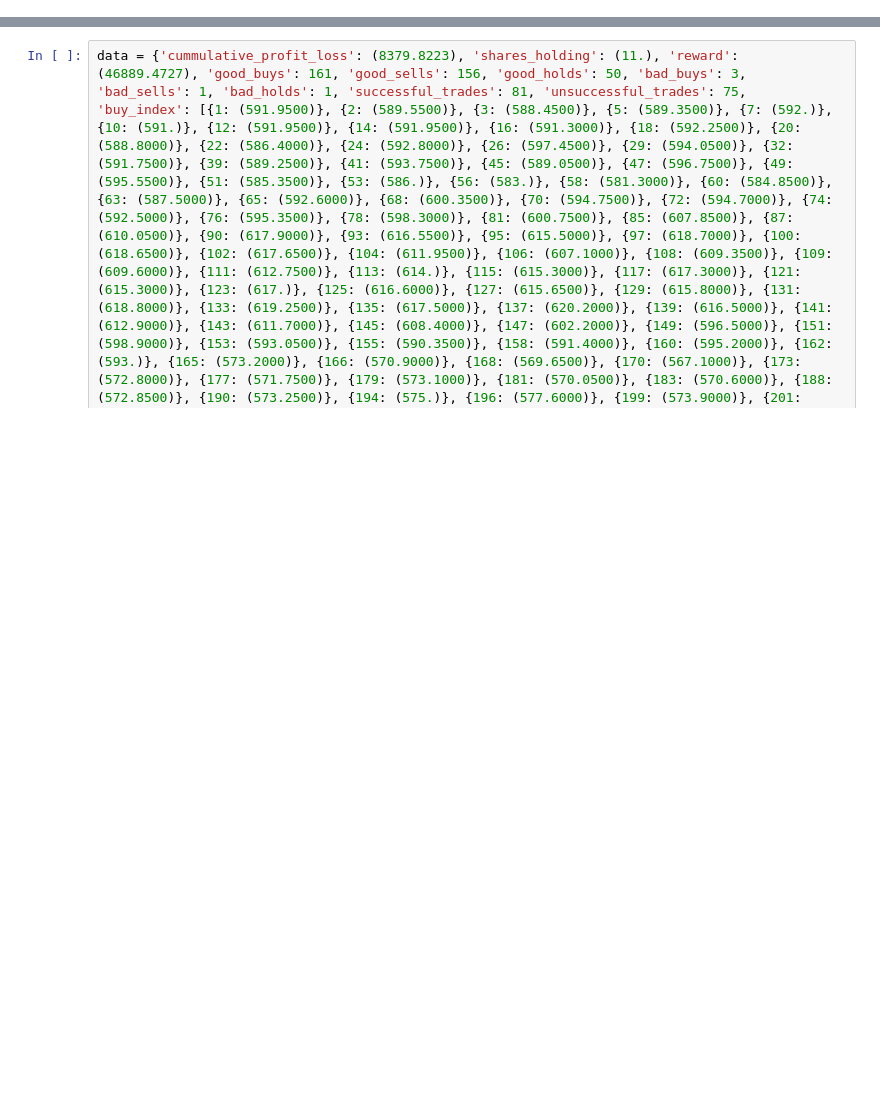
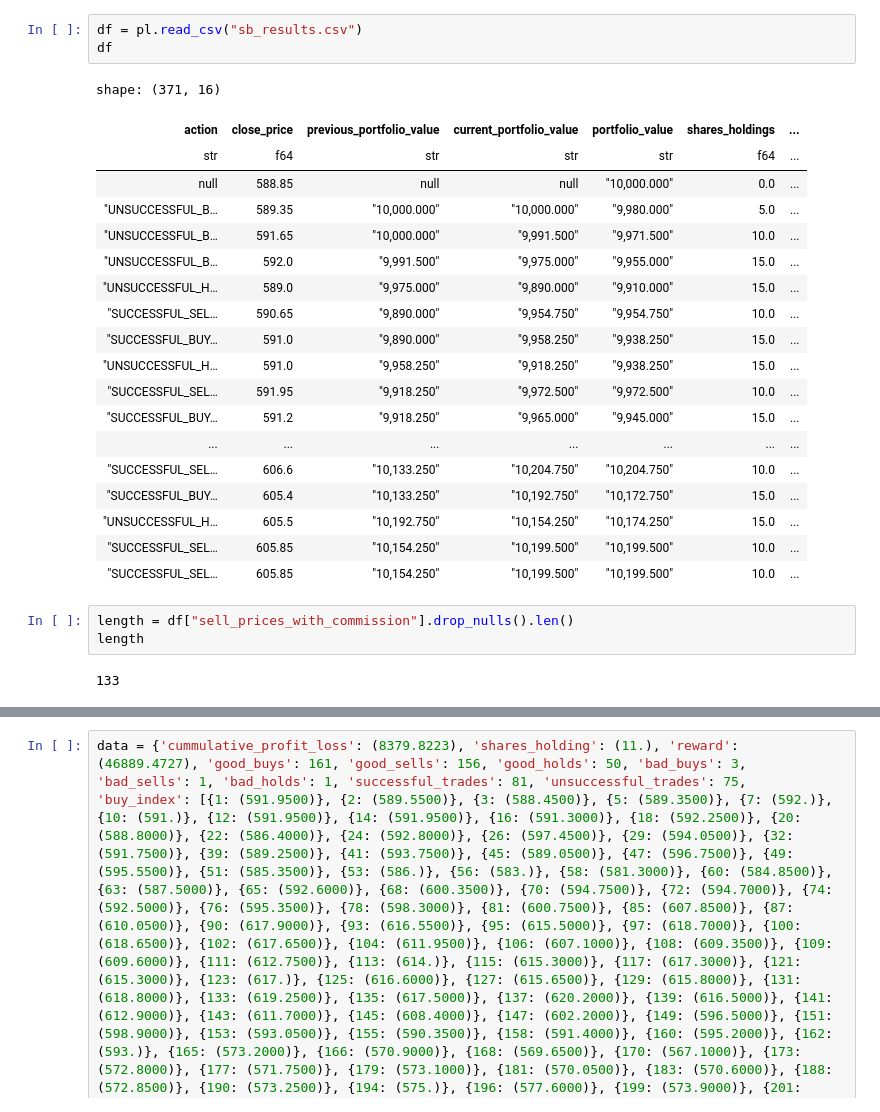
Before and after one commit to xaviruvpadhiyar98/stock-prediction-rl, a Jupyter notebook: v2/visualize_buy_sell.ipynb, the cells around one changed output, grey strips where cells are left out. Cells and saved outputs as stored; diff of their text form; blank space fills up the shorter version.

```diff
--- a/v2/visualize_buy_sell.ipynb
+++ b/v2/visualize_buy_sell.ipynb
@@ -91,0 +7,28 @@ shape: (373, 18)
+# %%
+df = pl.read_csv("sb_results.csv")
+df
+# %% [output]
+shape: (371, 16)
+| action | close_price | previous_portfolio_value | current_portfolio_value | portfolio_value | shares_holdings | ... |
+| str | f64 | str | str | str | f64 | ... |
+| null | 588.85 | null | null | "10,000.000" | 0.0 | ... |
+| "UNSUCCESSFUL_B… | 589.35 | "10,000.000" | "10,000.000" | "9,980.000" | 5.0 | ... |
+| "UNSUCCESSFUL_B… | 591.65 | "10,000.000" | "9,991.500" | "9,971.500" | 10.0 | ... |
+| "UNSUCCESSFUL_B… | 592.0 | "9,991.500" | "9,975.000" | "9,955.000" | 15.0 | ... |
+| "UNSUCCESSFUL_H… | 589.0 | "9,975.000" | "9,890.000" | "9,910.000" | 15.0 | ... |
+| "SUCCESSFUL_SEL… | 590.65 | "9,890.000" | "9,954.750" | "9,954.750" | 10.0 | ... |
+| "SUCCESSFUL_BUY… | 591.0 | "9,890.000" | "9,958.250" | "9,938.250" | 15.0 | ... |
+| "UNSUCCESSFUL_H… | 591.0 | "9,958.250" | "9,918.250" | "9,938.250" | 15.0 | ... |
+| "SUCCESSFUL_SEL… | 591.95 | "9,918.250" | "9,972.500" | "9,972.500" | 10.0 | ... |
+| "SUCCESSFUL_BUY… | 591.2 | "9,918.250" | "9,965.000" | "9,945.000" | 15.0 | ... |
+| ... | ... | ... | ... | ... | ... | ... |
+| "SUCCESSFUL_SEL… | 606.6 | "10,133.250" | "10,204.750" | "10,204.750" | 10.0 | ... |
+| "SUCCESSFUL_BUY… | 605.4 | "10,133.250" | "10,192.750" | "10,172.750" | 15.0 | ... |
+| "UNSUCCESSFUL_H… | 605.5 | "10,192.750" | "10,154.250" | "10,174.250" | 15.0 | ... |
+| "SUCCESSFUL_SEL… | 605.85 | "10,154.250" | "10,199.500" | "10,199.500" | 10.0 | ... |
+| "SUCCESSFUL_SEL… | 605.85 | "10,154.250" | "10,199.500" | "10,199.500" | 10.0 | ... |
+# %%
+length = df["sell_prices_with_commission"].drop_nulls().len()
+length
+# %% [output]
+133
```
Also changed, not shown: parts of 16 cells of this notebook, 4 other files.
